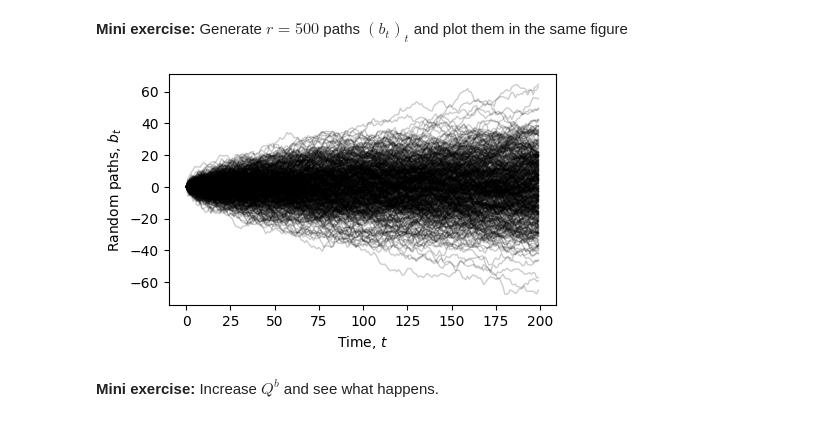
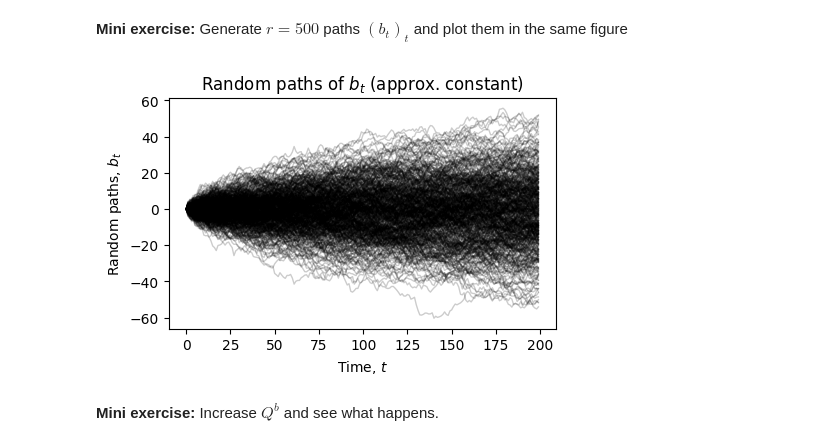
Before and after one commit to Gijinkstra/EstimationTheoryNotebooks, a Jupyter notebook: kalman/kalman_variants.ipynb, the cells around one changed output. Saved outputs shown, nothing was run; the diff lists cells and outputs as text; code cells hidden in the pictures.

```diff
--- a/kalman/kalman_variants.ipynb
+++ b/kalman/kalman_variants.ipynb
@@ -37,20 +38,21 @@ plt.show()
 # %%
 r = 500
 n_sim = 200
 b_cache = np.zeros((n_sim, r))
 
 for i in range(r):
     for t in range(n_sim - 1):
         wbi = np.random.normal(0, np.sqrt(Qb), 1)
         b_cache[t+1, i] = b_cache[t, i] + wbi[0]
 
 plt.figure(figsize=(5, 3))
 plt.plot(b_cache, 'k', linewidth=1, alpha=0.2)
 plt.xlabel('Time, $t$')
 plt.ylabel('Random paths, $b_t$')
+plt.title('Random paths of $b_t$ (approx. constant)')
 plt.show()
 # %% [output]
-[figure, old version]
+[figure, new version]
 # %% [markdown]
 **Mini exercise:** Increase $Q^b$ and see what happens.
 # %% [markdown]
```
Also changed, not shown: parts of 2 cells of this notebook, 4 other files.
